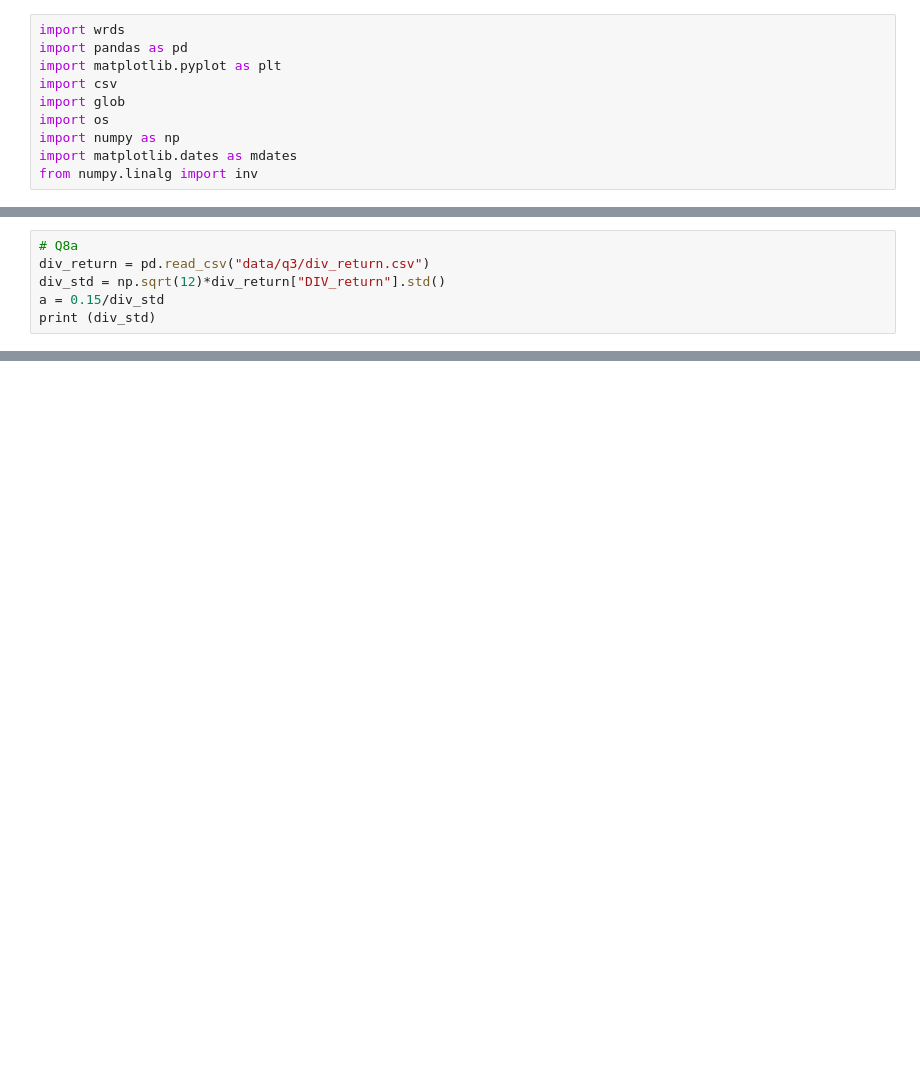
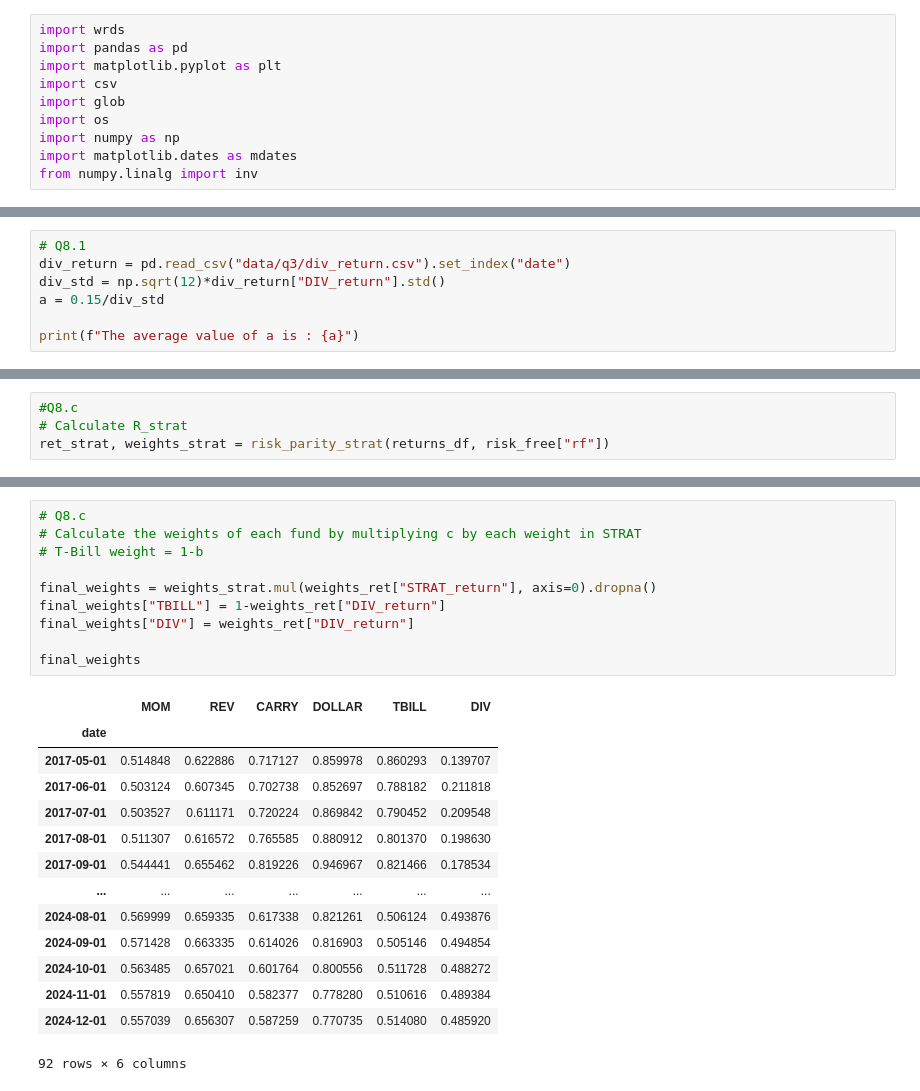
Before and after one commit to matthias-wyss/Investments-project, a Jupyter notebook: exercise8.ipynb, the cells around one changed output, grey strips where cells are left out. Cells and saved outputs as stored; diff of their text form; blank space fills up the shorter version.

```diff
--- a/exercise8.ipynb
+++ b/exercise8.ipynb
@@ -15,9 +15,10 @@ $\sigma(R_{FUND}) = a\sigma(R_{DIV}) = 15\% \implies a = \frac{0,15}{\sigma(R_{D
 
 Note that we will not short the DIV portfolio as the average return is positive, so the only negative option of a is not taken into account.
 # %%
-# Q8a
-div_return = pd.read_csv("data/q3/div_return.csv")
+# Q8.1
+div_return = pd.read_csv("data/q3/div_return.csv").set_index("date")
 div_std = np.sqrt(12)*div_return["DIV_return"].std()
 a = 0.15/div_std
-print (div_std)
+
+print(f"The average value of a is : {a}")
 # %% [output]
@@ -37,0 +63,4 @@ MergeError: Passing 'suffixes' which cause duplicate columns {'date_x'} is not a
+# %%
+#Q8.c
+# Calculate R_strat
+ret_strat, weights_strat = risk_parity_strat(returns_df, risk_free["rf"])
@@ -37,0 +151,25 @@ MergeError: Passing 'suffixes' which cause duplicate columns {'date_x'} is not a
+# %%
+# Q8.c
+# Calculate the weights of each fund by multiplying c by each weight in STRAT
+# T-Bill weight = 1-b
+
+final_weights = weights_strat.mul(weights_ret["STRAT_return"], axis=0).dropna()
+final_weights["TBILL"] = 1-weights_ret["DIV_return"]
+final_weights["DIV"] = weights_ret["DIV_return"]
+
+final_weights
+# %% [output]
+|  | MOM | REV | CARRY | DOLLAR | TBILL | DIV |
+| date |  |  |  |  |  |  |
+| 2017-05-01 | 0.514848 | 0.622886 | 0.717127 | 0.859978 | 0.860293 | 0.139707 |
+| 2017-06-01 | 0.503124 | 0.607345 | 0.702738 | 0.852697 | 0.788182 | 0.211818 |
+| 2017-07-01 | 0.503527 | 0.611171 | 0.720224 | 0.869842 | 0.790452 | 0.209548 |
+| 2017-08-01 | 0.511307 | 0.616572 | 0.765585 | 0.880912 | 0.801370 | 0.198630 |
+| 2017-09-01 | 0.544441 | 0.655462 | 0.819226 | 0.946967 | 0.821466 | 0.178534 |
+| ... | ... | ... | ... | ... | ... | ... |
+| 2024-08-01 | 0.569999 | 0.659335 | 0.617338 | 0.821261 | 0.506124 | 0.493876 |
+| 2024-09-01 | 0.571428 | 0.663335 | 0.614026 | 0.816903 | 0.505146 | 0.494854 |
+| 2024-10-01 | 0.563485 | 0.657021 | 0.601764 | 0.800556 | 0.511728 | 0.488272 |
+| 2024-11-01 | 0.557819 | 0.650410 | 0.582377 | 0.778280 | 0.510616 | 0.489384 |
+| 2024-12-01 | 0.557039 | 0.656307 | 0.587259 | 0.770735 | 0.514080 | 0.485920 |
+92 rows × 6 columns
```
Also changed, not shown: parts of 10 cells of this notebook.
